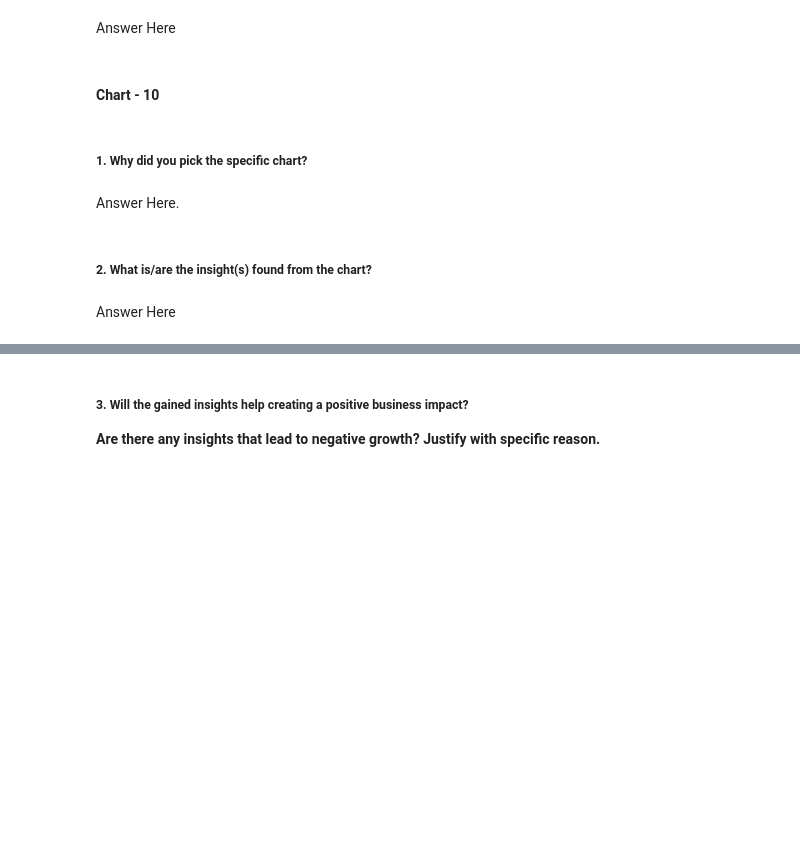
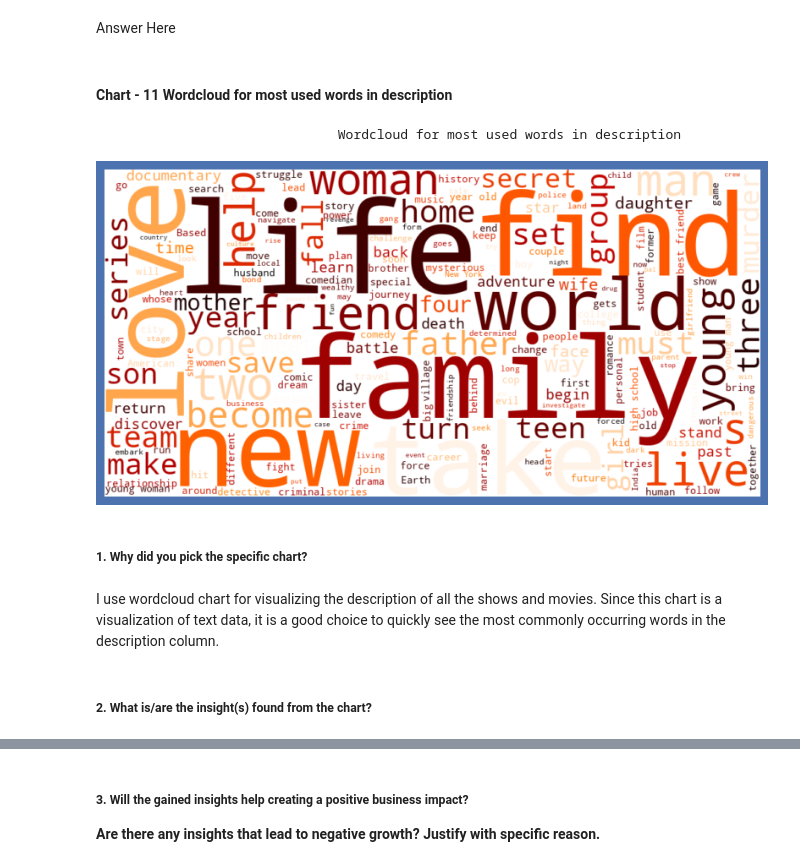
Before and after one commit to kapilkukreja469/NETFLIX_MOVIES_AND_TV_SHOWS_CLUSTERING, a Jupyter notebook: NETFLIX_MOVIES_AND_TV_SHOWS_CLUSTERING_by_kapil_kukreja.ipynb, the cells around one changed output, grey strips where cells are left out. Drawn from its saved outputs; the diff is of its cells as text; code cells hidden in the pictures; blank space fills up the shorter version.

```diff
--- a/NETFLIX_MOVIES_AND_TV_SHOWS_CLUSTERING_by_kapil_kukreja.ipynb
+++ b/NETFLIX_MOVIES_AND_TV_SHOWS_CLUSTERING_by_kapil_kukreja.ipynb
@@ -704,5 +777,3 @@ Answer Here
 **Are there any insights that lead to negative growth? Justify with specific reason.**
 # %% [markdown]
 Answer Here
-# %% [markdown]
-#### Chart - 10
@@ -711,8 +780,24 @@ Answer Here
+# %% [markdown]
+#### **Chart - 11 Wordcloud for most used words in description**
+# %%
+# Chart - 11 visualization code
+# creating text documents
+text = " ".join(word for word in df['description'])
+print("  "*15,"Wordcloud for most used words in description\n")
+# create the wordcloud
+fig = plt.figure(figsize=(10,7),facecolor = 'b')
+wordcloud = WordCloud(stopwords=STOPWORDS,background_color='white',width = 1000, height = 500,colormap = 'gist_heat_r').generate(text)
+
+# plot the wordcloud
+plt.imshow(wordcloud,interpolation='bilinear')
+plt.axis("off")
+plt.show()
+# %% [output]
+                               Wordcloud for most used words in description
+[figure, added]
 # %% [markdown]
 ##### **1. Why did you pick the specific chart?**
-# %% [markdown]
-Answer Here.
+# %% [markdown]
+I use wordcloud chart for visualizing the description of all the shows and movies. Since this chart is a visualization of text data, it is a good choice to quickly see the most commonly occurring words in the description column.
 # %% [markdown]
 ##### **2. What is/are the insight(s) found from the chart?**
-# %% [markdown]
-Answer Here
```
Also changed, not shown: parts of 28 cells of this notebook.
